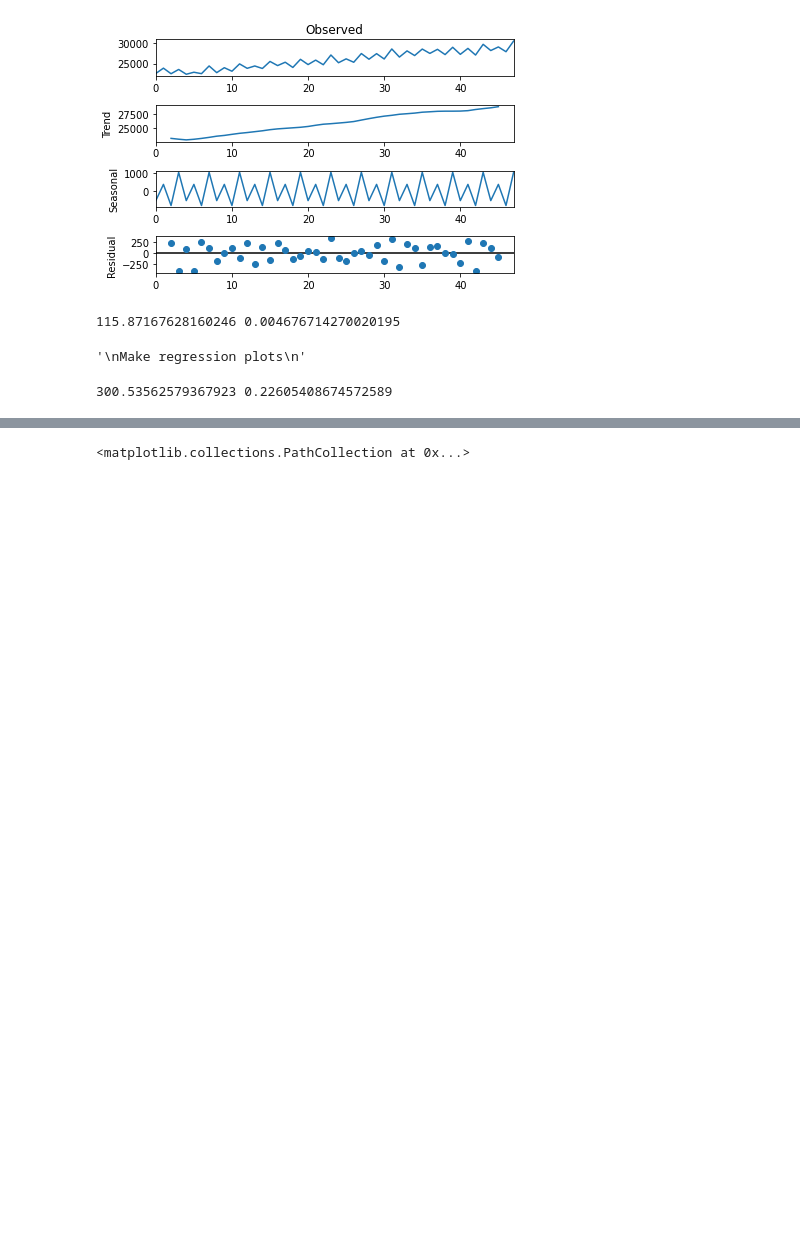
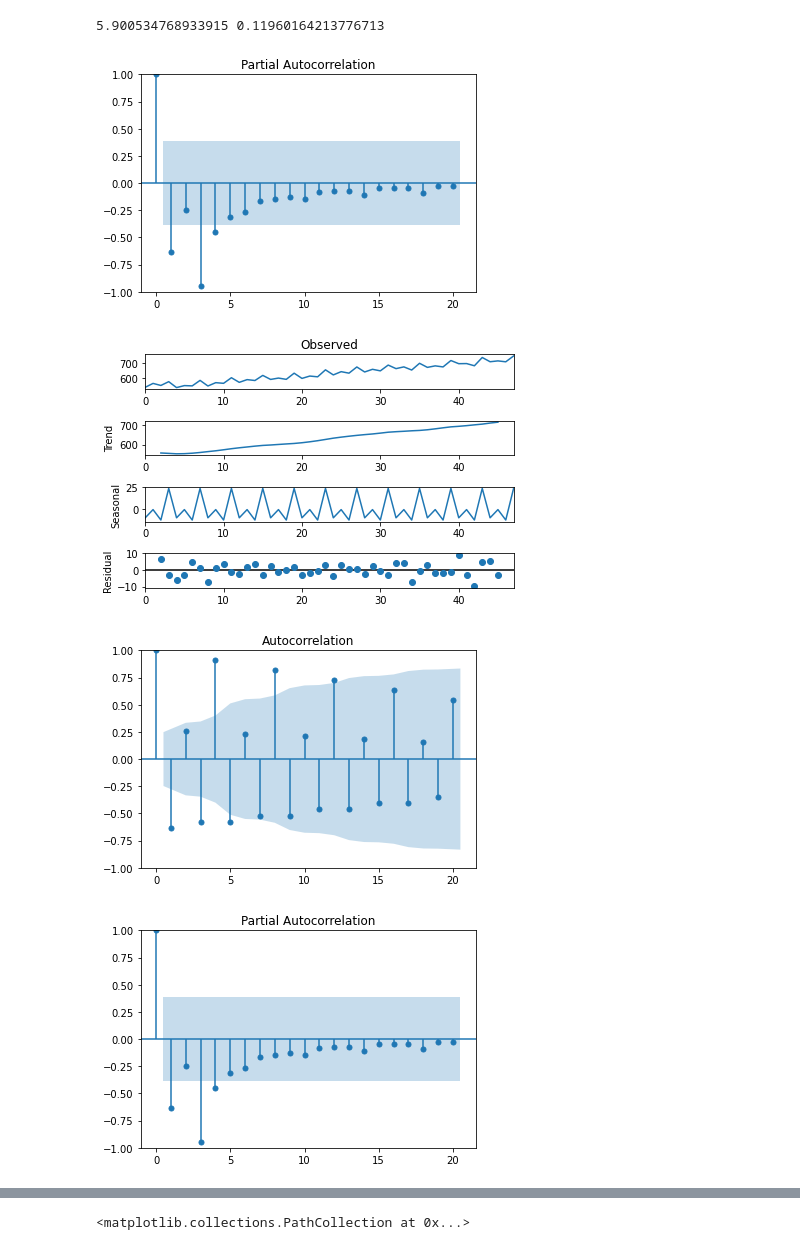
Before and after one commit to nisa-bayraktar/european_productivity, a Jupyter notebook: combined_features.ipynb, the cells around one changed output, grey strips where cells are left out. Drawn from its saved outputs; the diff is of its cells as text; code cells hidden in the pictures; blank space fills up the shorter version.

```diff
--- a/combined_features.ipynb
+++ b/combined_features.ipynb
@@ -503,30 +428,23 @@ mi, f_test, corr
-# %%
-decomposition = sm.tsa.seasonal_decompose(y, model='additive', period=4)
-fig = decomposition.plot()
-plt.savefig('figures/seasonal_decomposition.png')
-# %% [output]
-[figure, removed]
 # %%
+X = countries_data[:, :, 2:]
+y = countries_data[:, :, 1]
+for i in range(1):
+    decomposition = sm.tsa.seasonal_decompose(y[i], model='additive', period=4)
+    fig = decomposition.plot()
+plt.savefig('figures/seasonal_decomposition.png')
 X = data[1, 2:-2, 6:10]
-y = decomposition.trend[2:-2]
+y = decomposition.seasonal[2:-2]
 t = np.linspace(0, y.shape[0], y.shape[0])
 
-regr, total_loss, loss, y_reg = run_regr(X, y, t, RandomForestRegressor())
+regr, total_loss, loss, y_pred = run_regr(X, y, t, RandomForestRegressor())
 print(total_loss, loss)
-'''
-Make regression plots
-'''
+plot_acf(y, lags=20, alpha = 0.1)
+plot_pacf(y, lags=20, alpha = 0.01, method='ywm')
 # %% [output]
-115.87167628160246 0.004676714270020195
+5.900534768933915 0.11960164213776713
-'\nMake regression plots\n'
+[figure, added]
+[figure, added]
+[figure, added]
+[figure, added]
-# %%
-X = data[1, 2:-2, 6:10]
-y = decomposition.seasonal[2:-2]
-t = np.linspace(0, y.shape[0], y.shape[0])
-
-regr, total_loss, loss, y_pred = run_regr(X, y, t, RandomForestRegressor())
-print(total_loss, loss)
-# %% [output]
-300.53562579367923 0.22605408674572589
 # %%
 y = data[0, :, 1]
```
Also changed, not shown: parts of 15 cells of this notebook, 5 other files.
